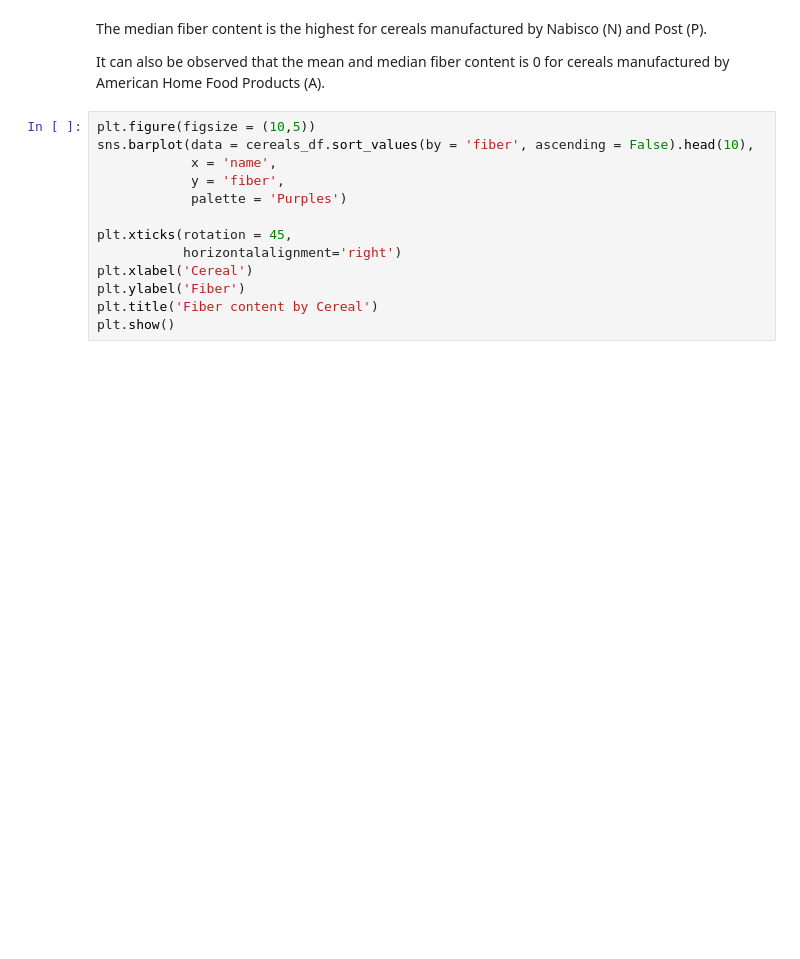
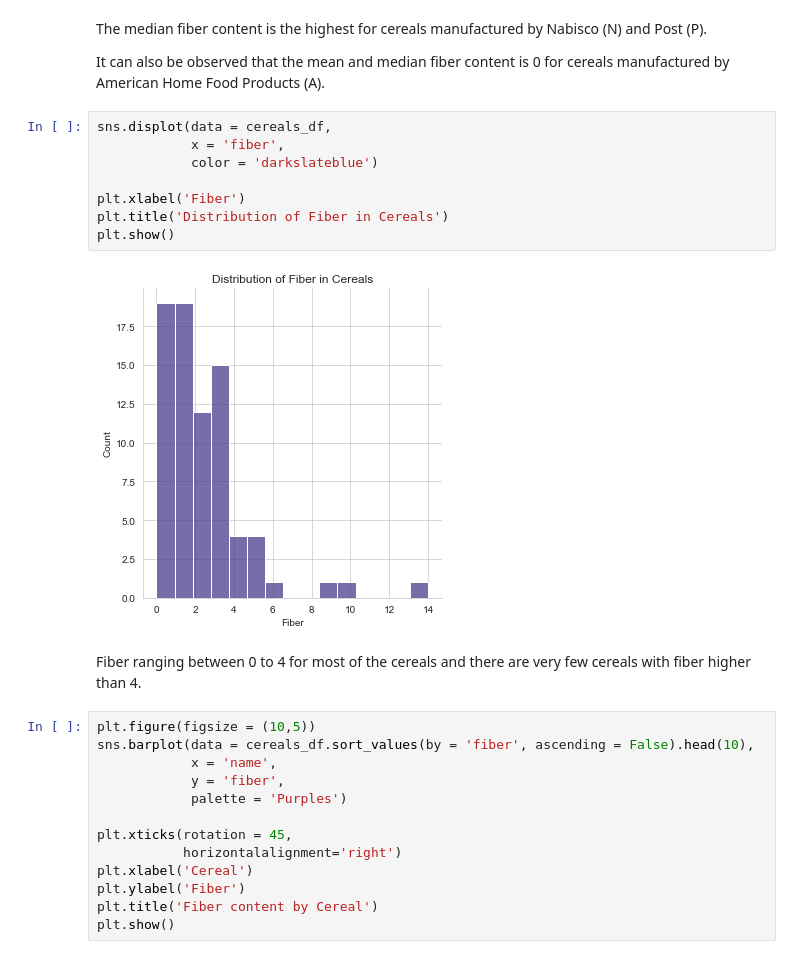
Before and after one commit to ayg15/cereals, a Jupyter notebook: Cereals EDA.ipynb, the cells around one changed output. Drawn from its saved outputs; the diff is of its cells as text; blank space fills up the shorter version.

```diff
--- a/Cereals EDA.ipynb
+++ b/Cereals EDA.ipynb
@@ -444,6 +444,18 @@ plt.show()
 The median fiber content is the highest for cereals manufactured by Nabisco (N) and Post (P).
 
 It can also be observed that the mean and median fiber content is 0 for cereals manufactured by American Home Food Products (A).
+# %%
+sns.displot(data = cereals_df,
+            x = 'fiber',
+            color = 'darkslateblue')
+
+plt.xlabel('Fiber')
+plt.title('Distribution of Fiber in Cereals')
+plt.show()
+# %% [output]
+[figure, added]
+# %% [markdown]
+Fiber ranging between 0 to 4 for most of the cereals and there are very few cereals with fiber higher than 4.
 # %%
 plt.figure(figsize = (10,5))
 sns.barplot(data = cereals_df.sort_values(by = 'fiber', ascending = False).head(10),
```
Also changed, not shown: parts of 32 cells of this notebook.
